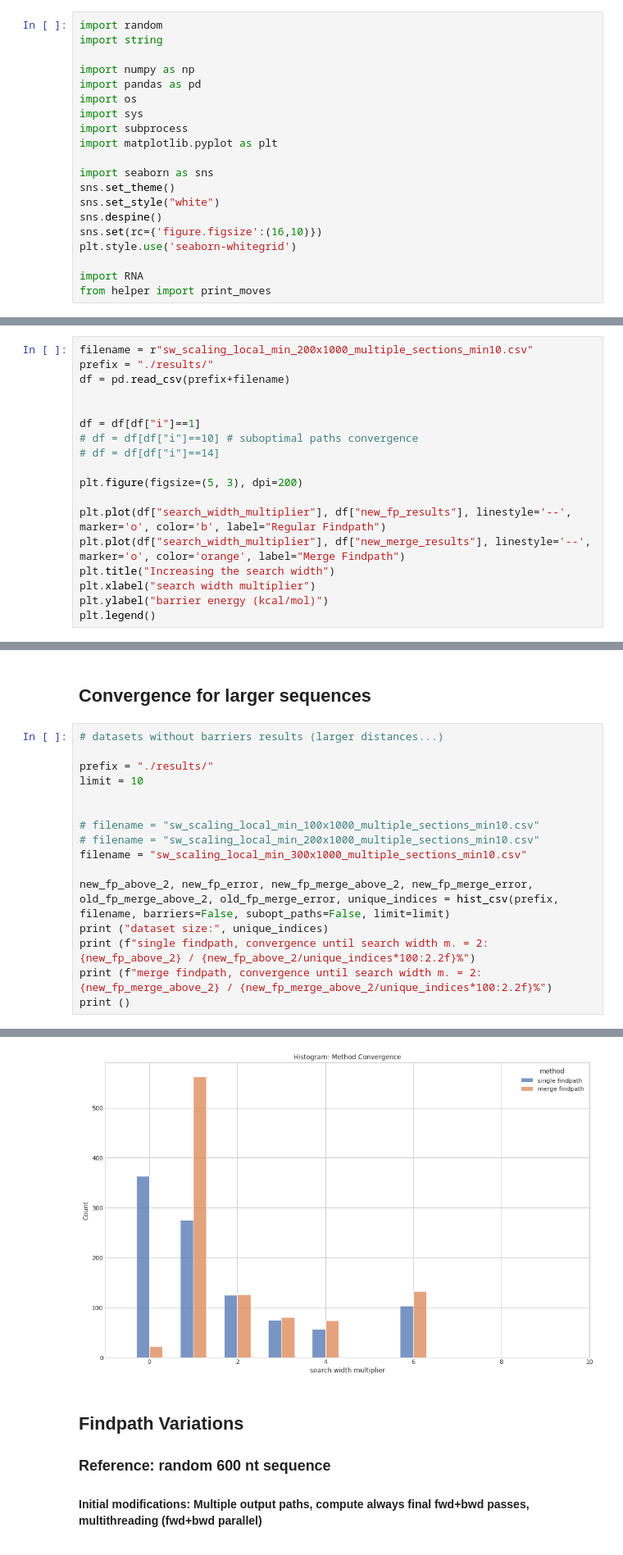
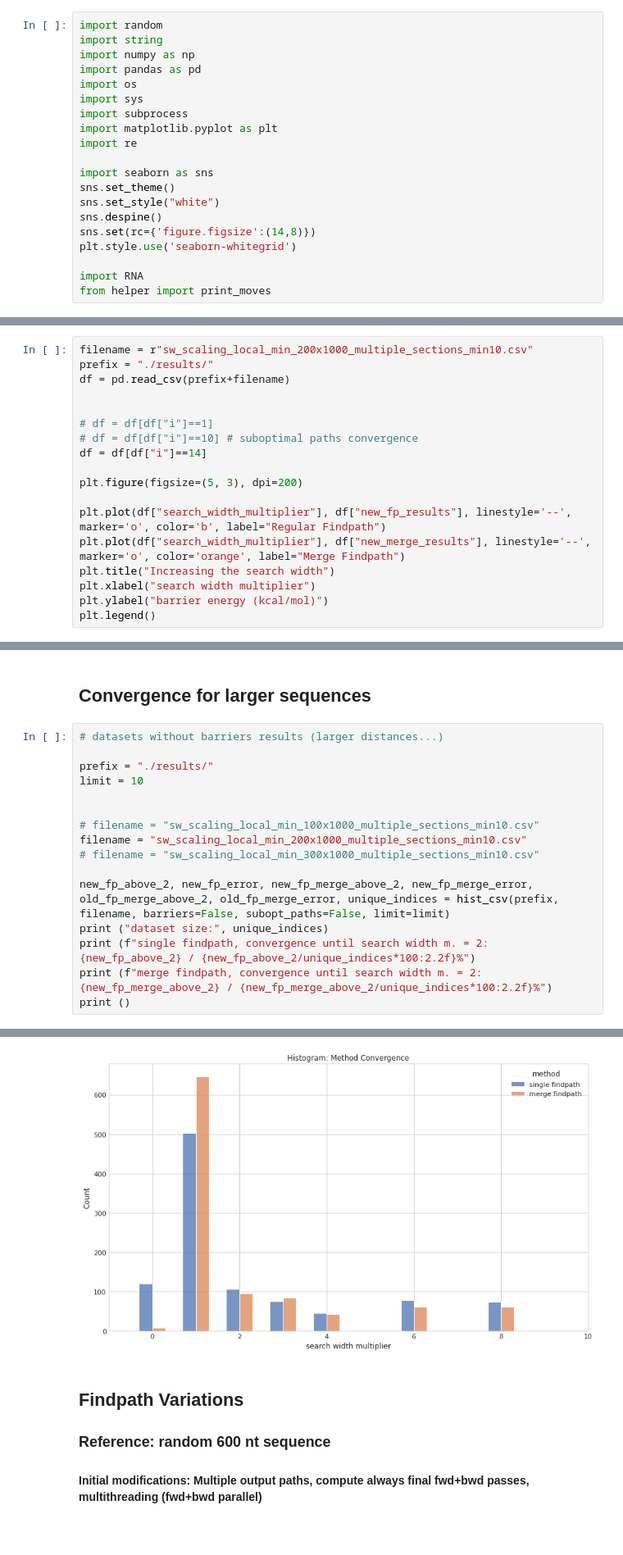
Before and after one commit to maxf-at/findpath_cpp, a Jupyter notebook: benchmarks/sw_scaling_result.ipynb, the cells around one changed output, grey strips where cells are left out. Shown: that part at 82% size. Saved outputs shown, nothing was run; the diff lists cells and outputs as text.

```diff
--- a/benchmarks/sw_scaling_result.ipynb
+++ b/benchmarks/sw_scaling_result.ipynb
@@ -1,19 +1,19 @@
 # %%
 import random
 import string
-
 import numpy as np
 import pandas as pd
 import os
 import sys
 import subprocess
 import matplotlib.pyplot as plt
+import re
 
 import seaborn as sns
 sns.set_theme()
 sns.set_style("white")
 sns.despine()
-sns.set(rc={'figure.figsize':(16,10)})
+sns.set(rc={'figure.figsize':(14,8)})
 plt.style.use('seaborn-whitegrid')
 
 import RNA
@@ -28,9 +152,9 @@ prefix = "./results/"
 df = pd.read_csv(prefix+filename)
 
 
-df = df[df["i"]==1]
+# df = df[df["i"]==1]
 # df = df[df["i"]==10] # suboptimal paths convergence
-# df = df[df["i"]==14]
+df = df[df["i"]==14]
 
 plt.figure(figsize=(5, 3), dpi=200)
 
@@ -274,8 +399,8 @@ limit = 10
 
 
 # filename = "sw_scaling_local_min_100x1000_multiple_sections_min10.csv"
-# filename = "sw_scaling_local_min_200x1000_multiple_sections_min10.csv"
-filename = "sw_scaling_local_min_300x1000_multiple_sections_min10.csv"
+filename = "sw_scaling_local_min_200x1000_multiple_sections_min10.csv"
+# filename = "sw_scaling_local_min_300x1000_multiple_sections_min10.csv"
 
 new_fp_above_2, new_fp_error, new_fp_merge_above_2, new_fp_merge_error, old_fp_merge_above_2, old_fp_merge_error, unique_indices = hist_csv(prefix, filename, barriers=False, subopt_paths=False, limit=limit)
 print ("dataset size:", unique_indices)
@@ -289,4 +414,4 @@ merge findpath, convergence until search width m. = 2:  690 / 69.00%
-[figure, old version]
+[figure, new version]
 # %% [markdown]
 ## Findpath Variations
 
```
Also changed, not shown: parts of 11 cells of this notebook, 48 other files.
